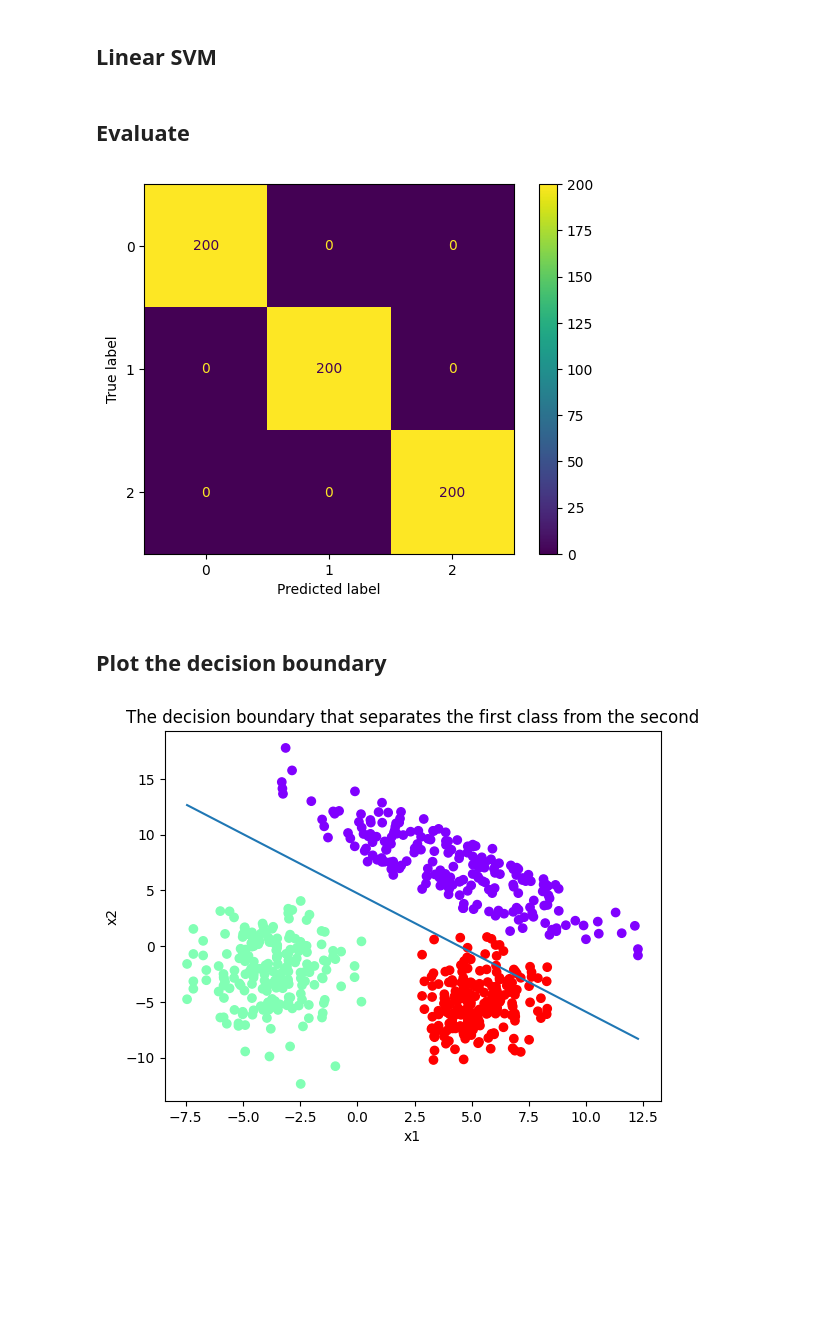
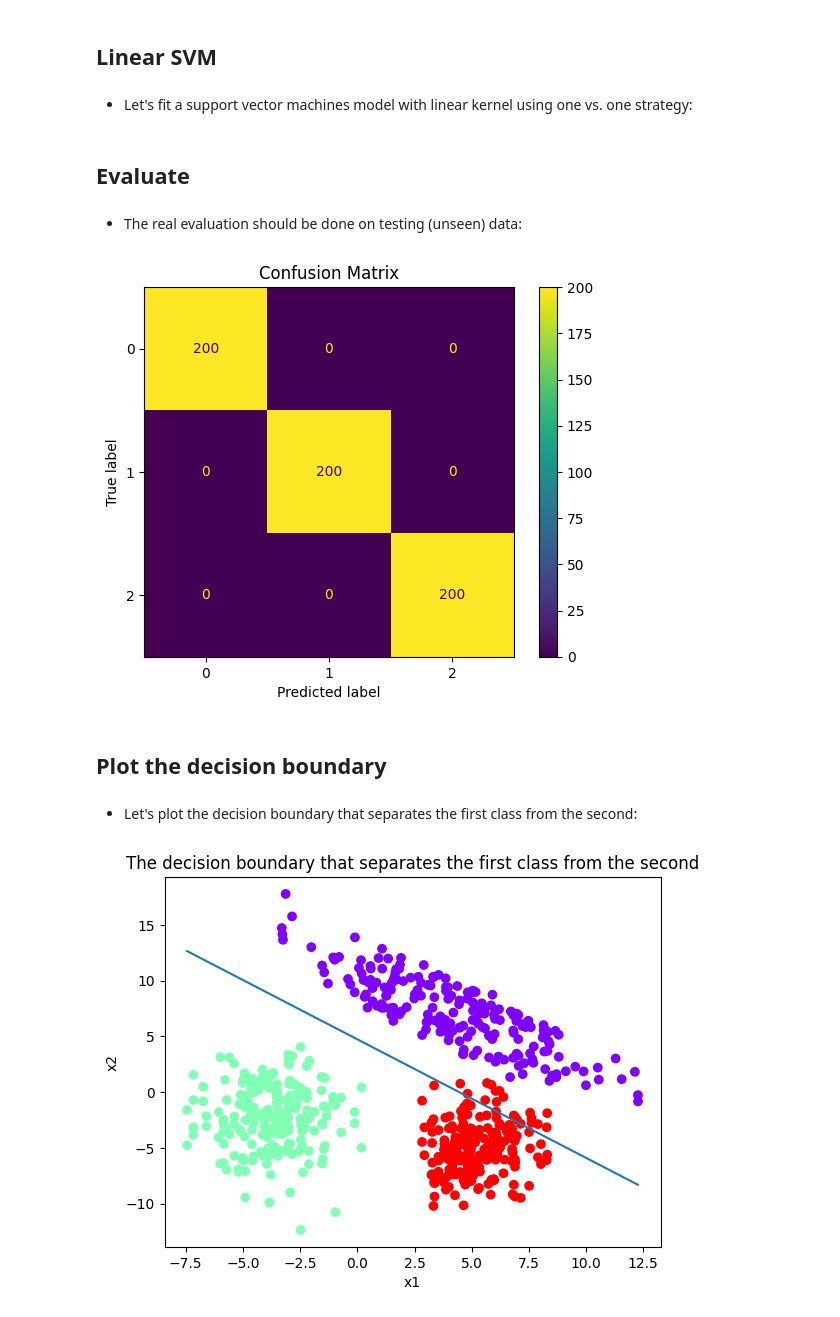
Before and after one commit to Ali-Mhrez/Mathematics-of-Data-Science, a Jupyter notebook: SVM_(one_vs_one_strategy).ipynb, the cells around one changed output. Cells and saved outputs as stored; diff of their text form; code cells hidden in the pictures; blank space fills up the shorter version.

```diff
--- a/support_vector_machines_(one_vs_one_strategy).ipynb
+++ b/SVM_(one_vs_one_strategy).ipynb
@@ -18,7 +20,7 @@ from sklearn.metrics import confusion_matrix, ConfusionMatrixDisplay
 # %% [markdown]
 ## Data
 # %%
-data = pd.read_csv("elemek3.txt", sep="\t", header=None)
+data = pd.read_csv("data/elemek3.txt", sep="\t", header=None)
 print(data.shape)
 data.head()
 # %% [output]
@@ -40,6 +43,8 @@ plt.show()
 - It is clear that the data is linearly separable.
 # %% [markdown]
 ## Linear SVM
+# %% [markdown]
+- Let's fit a support vector machines model with linear kernel using one vs. one strategy:
 # %%
 X = data.iloc[:,:-1]
 y = data.iloc[:,-1]
@@ -49,16 +54,21 @@ clf.fit(X, y)
 sv = clf.support_vectors_
 # %% [markdown]
 ## Evaluate
+# %% [markdown]
+- The real evaluation should be done on testing (unseen) data:
 # %%
 predictions = clf.predict(X)
 cm = confusion_matrix(y, predictions)
 disp = ConfusionMatrixDisplay(confusion_matrix=cm)
 disp.plot()
+disp.ax_.set_title("Confusion Matrix")
 plt.show()
 # %% [output]
-[figure, old version]
+[figure, new version]
 # %% [markdown]
 ## Plot the decision boundary
+# %% [markdown]
+- Let's plot the decision boundary that separates the first class from the second:
 # %%
 c1_0, c1_1, c1_2 = clf.intercept_[0], clf.coef_[0][0], clf.coef_[0][1]
 
```
Also changed, not shown: parts of 6 cells of this notebook, 1 other file.
